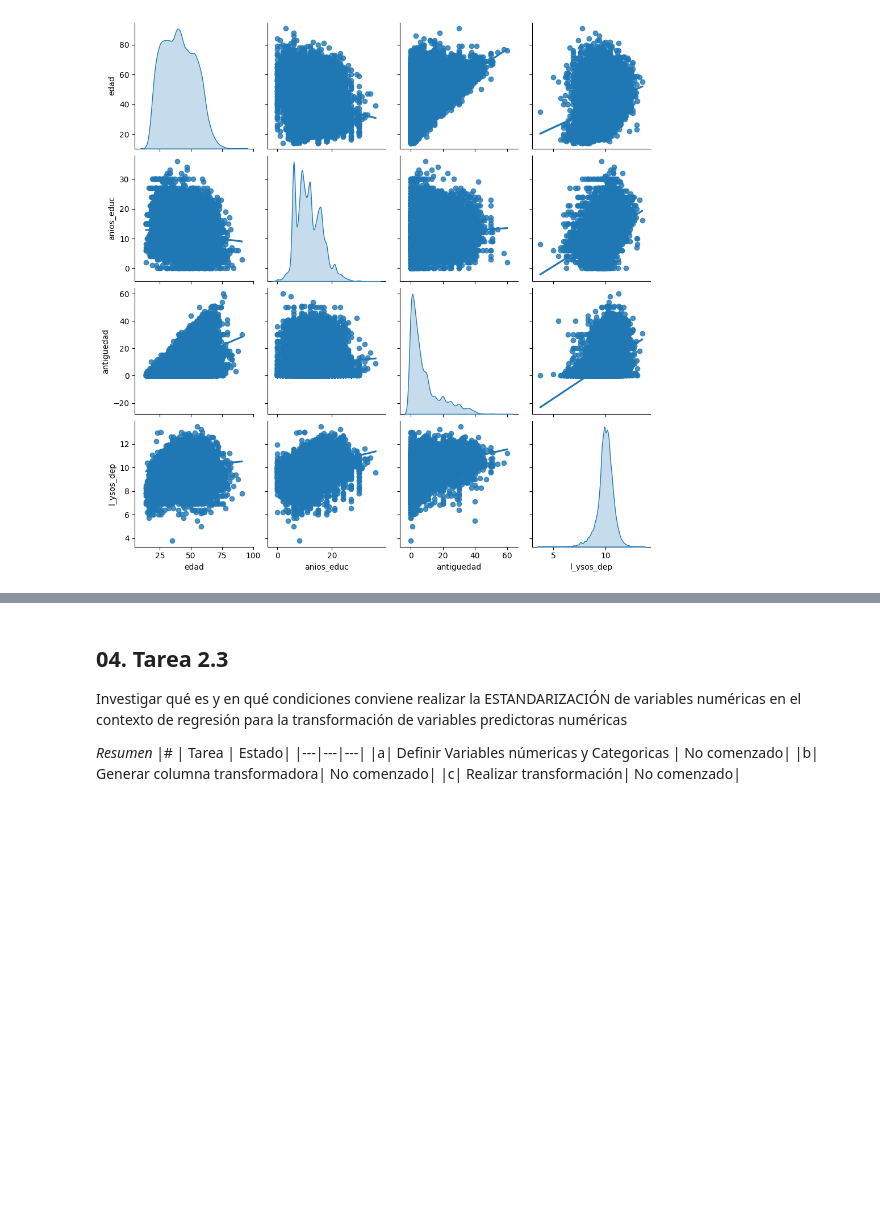
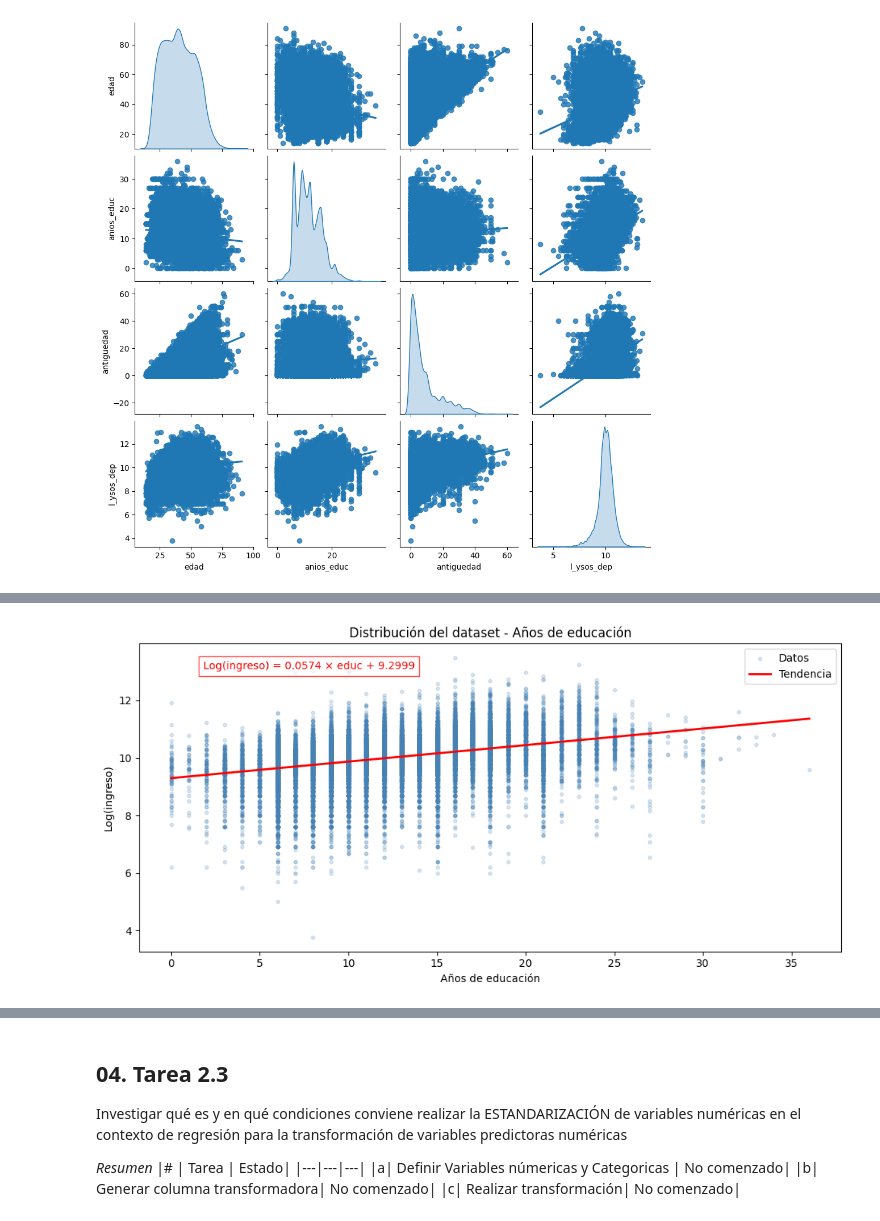
Before and after one commit to javiermagnone-lab/Javito, a Jupyter notebook: Tarea_2_ML_analisis_de_datos.ipynb, the cells around one changed output, grey strips where cells are left out. Drawn from its saved outputs; the diff is of its cells as text; code cells hidden in the pictures; blank space fills up the shorter version.

```diff
--- a/Tarea_2_ML_analisis_de_datos.ipynb
+++ b/Tarea_2_ML_analisis_de_datos.ipynb
@@ -353,0 +387,27 @@ Completar el análisis exploratorio de datos (AED) de variables predictoras, en
+# %%
+# c. Anios educación vs Respuesta: Distribución
+
+plt.figure(figsize=(10,5))
+plt.scatter(df_l_ysos['anios_educ'], df_l_ysos['l_ysos_dep'],
+            alpha=0.2, s=10, color='steelblue', label='Datos')
+
+z = np.polyfit(df_l_ysos['anios_educ'].dropna(), df_l_ysos['l_ysos_dep'].dropna(), 1)
+p = np.poly1d(z)
+x_line = np.linspace(df_l_ysos['anios_educ'].min(), df_l_ysos['anios_educ'].max(), 100)
+plt.plot(x_line, p(x_line), color='red', linewidth=2, label='Tendencia')
+
+# Ecuación en el gráfico
+plt.text(x=df_l_ysos['anios_educ'].max() * 0.05,
+         y=df_l_ysos['l_ysos_dep'].max() * 0.97,
+         s=f'Log(ingreso) = {z[0]:.4f} × educ + {z[1]:.4f}',
+         fontsize=10, color='red',
+         bbox=dict(facecolor='white', edgecolor='red', alpha=0.7))
+
+plt.title('Distribución del dataset - Años de educación')
+plt.xlabel('Años de educación')
+plt.ylabel('Log(ingreso)')
+plt.legend()
+plt.tight_layout()
+plt.show()
+# %% [output]
+[figure, added]
```
Also changed, not shown: parts of 40 cells of this notebook.
